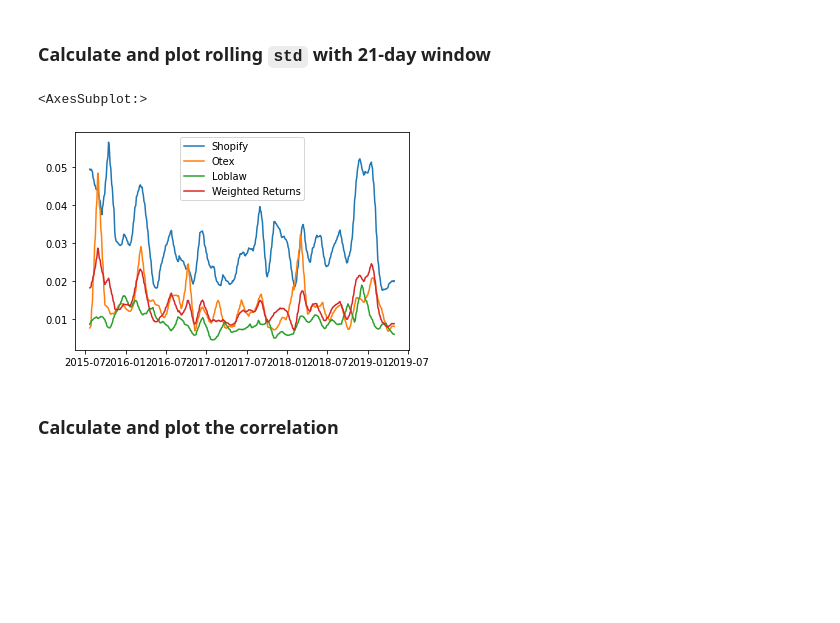
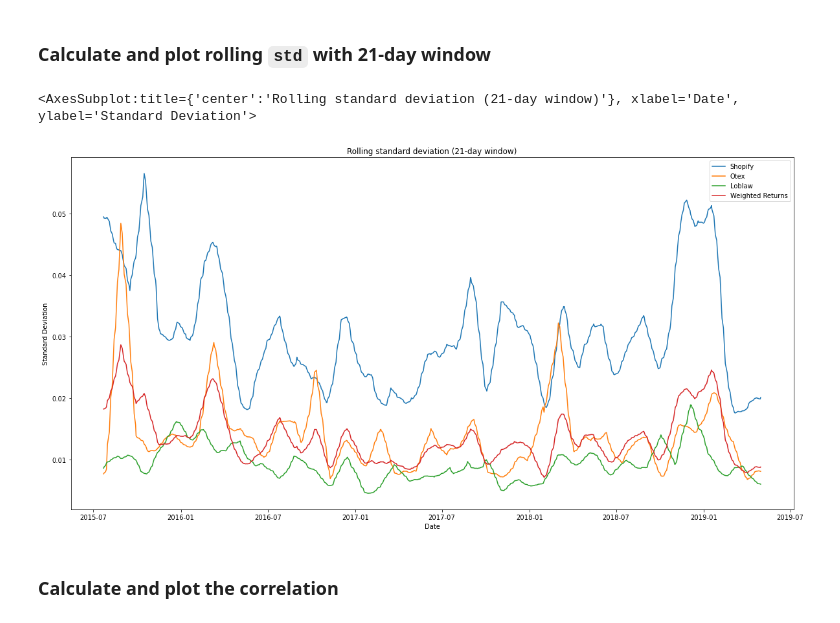
Before and after one commit to simongs10/Whale-of-portfolio-homework, a Jupyter notebook: Week 4_whale_analysis.ipynb, the cells around one changed output. Drawn from its saved outputs; the diff is of its cells as text; code cells hidden in the pictures; blank space fills up the shorter version.

```diff
--- a/Week 4_whale_analysis.ipynb
+++ b/Week 4_whale_analysis.ipynb
@@ -595,8 +493,7 @@ Length: 962, dtype: float64
 # %%
 # Join your returns DataFrame to the original returns DataFrame
 
-returns_vs_weighted_returns = pd.concat(
-    [daily_returns_sol, weighted_portfolio_returns], axis="columns", join="inner")
+returns_vs_weighted_returns = pd.concat([daily_returns_sol, weighted_portfolio_returns], axis="columns", join="inner")
 returns_vs_weighted_returns.columns = ['Shopify', 'Otex', 'Loblaw', 'Weighted Returns']
 returns_vs_weighted_returns
 # %% [output]
@@ -643,15 +542,17 @@ dtype: float64
 ### Calculate and plot rolling `std` with 21-day window
 # %%
 # Calculate rolling standard deviation
+
+#Note "stddev21" refers to standard deviation 21-day window.
 
 stddev21_returns_vs_weighted_returns = returns_vs_weighted_returns.rolling(21).std()
 
 # Plot rolling standard deviation
 
-stddev21_returns_vs_weighted_returns.rolling(window=21).mean().plot()
+stddev21_returns_vs_weighted_returns.rolling(window=21).mean().plot(figsize=(20, 10), title="Rolling standard deviation (21-day window)", ylabel="Standard Deviation", xlabel="Date")
 # %% [output]
-<AxesSubplot:>
+<AxesSubplot:title={'center':'Rolling standard deviation (21-day window)'}, xlabel='Date', ylabel='Standard Deviation'>
-[figure, old version]
+[figure, new version]
 # %% [markdown]
 ### Calculate and plot the correlation
 # %%
```
Also changed, not shown: parts of 27 cells of this notebook, 1 other file.
